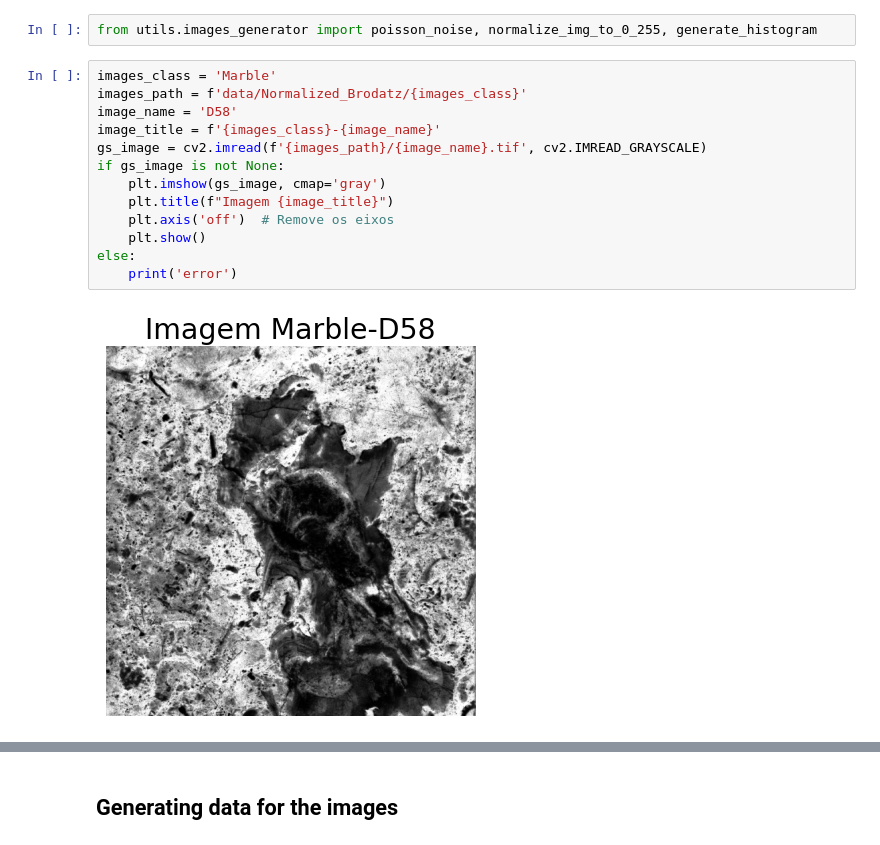
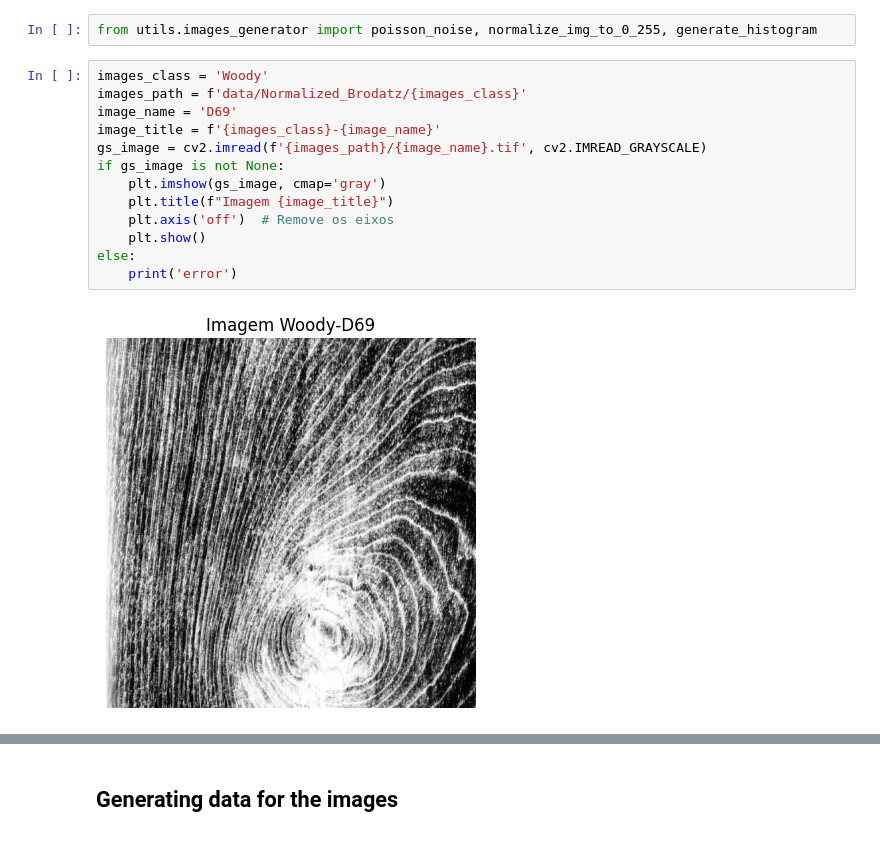
Before and after one commit to alvaroalbuquerque/SCS_plane_study, a Jupyter notebook: poisson_noise.ipynb, the cells around one changed output, grey strips where cells are left out. Saved outputs shown, nothing was run; the diff lists cells and outputs as text.

```diff
--- a/poisson_noise.ipynb
+++ b/poisson_noise.ipynb
@@ -10,20 +10,20 @@ import cv2
 # %%
 from utils.images_generator import poisson_noise, normalize_img_to_0_255, generate_histogram
 # %%
-images_class = 'Marble'
+images_class = 'Woody'
 images_path = f'data/Normalized_Brodatz/{images_class}'
-image_name = 'D58'
+image_name = 'D69'
 image_title = f'{images_class}-{image_name}'
 gs_image = cv2.imread(f'{images_path}/{image_name}.tif', cv2.IMREAD_GRAYSCALE)
 if gs_image is not None:
     plt.imshow(gs_image, cmap='gray')
     plt.title(f"Imagem {image_title}")
     plt.axis('off')  # Remove os eixos
     plt.show()
 else:
     print('error')
 # %% [output]
-[figure, old version]
+[figure, new version]
 # %%
 plt.clf()
 generate_histogram(gs_image, isNormalized=True, title=f'{image_title}')
```
Also changed, not shown: parts of 3 cells of this notebook, 12 other files.
